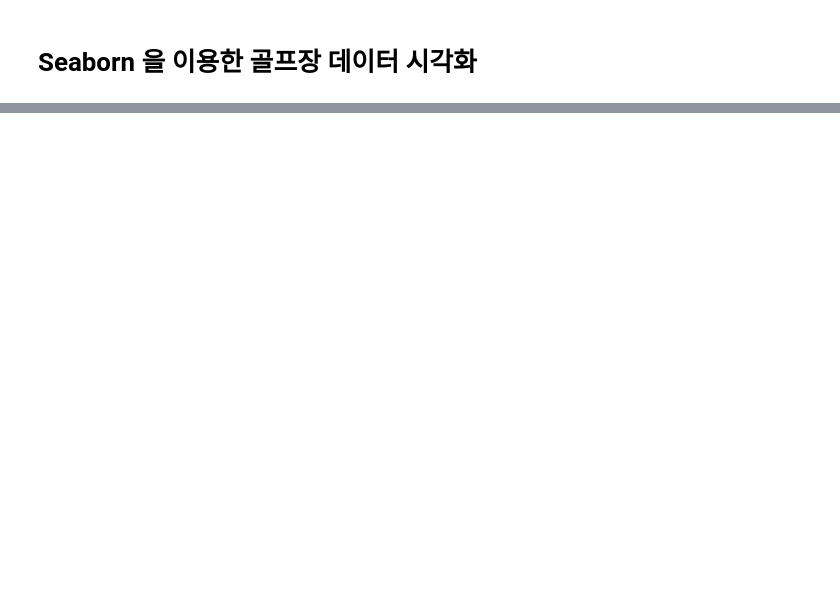
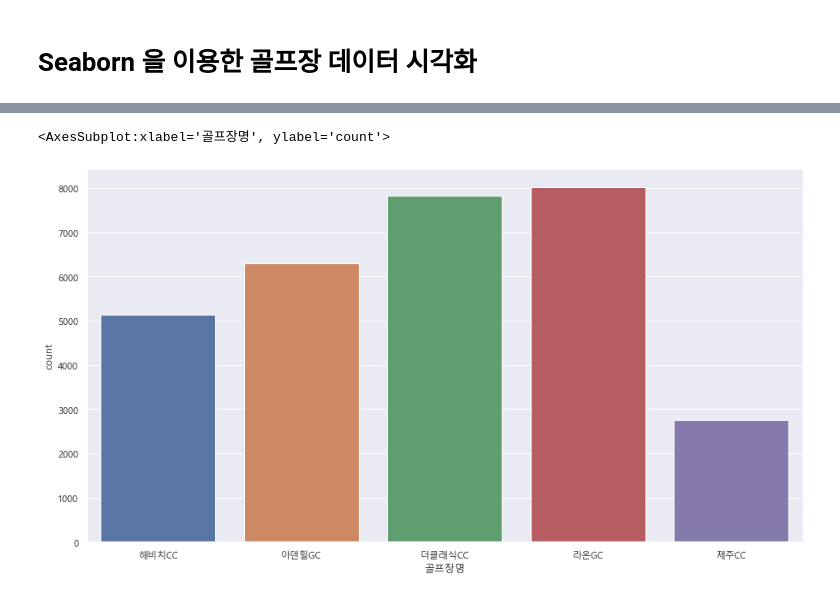
Before and after one commit to minwooking/Next_Ez_Training, a Jupyter notebook: golf10_seaborn.ipynb, the cells around one changed output, grey strips where cells are left out. Saved outputs shown, nothing was run; the diff lists cells and outputs as text; code cells hidden in the pictures; blank space fills up the shorter version.

```diff
--- a/golf10_seaborn.ipynb
+++ b/golf10_seaborn.ipynb
@@ -53,4 +92,8 @@ df['골프장명'].value_counts()[:5].keys() # Top 5
 # %%
+## 탑 5 표시
 sns.set(rc = {'figure.figsize':(15,8)})
 plt.rcParams['font.family'] = 'Malgun Gothic'
-sns.countplot(x=df[df['골프장명'].apply(lambda x: True if ( x in df['골프장명'].value_counts()[:-3].keys()) else False)].골프장명)
+sns.countplot(x=df[df['골프장명'].apply(lambda x: True if ( x in df['골프장명'].value_counts()[:5].keys()) else False)].골프장명)
+# %% [output]
+<AxesSubplot:xlabel='골프장명', ylabel='count'>
+[figure, added]
```
Also changed, not shown: parts of 24 cells of this notebook, 2 other files.
